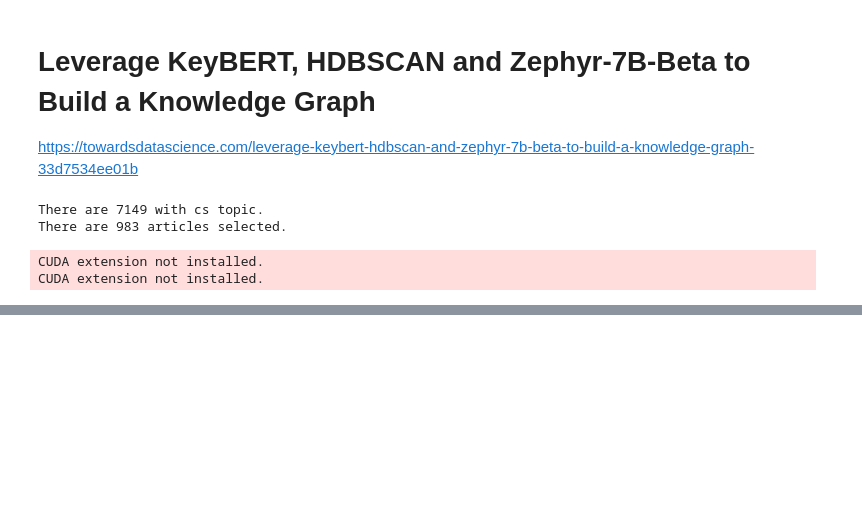
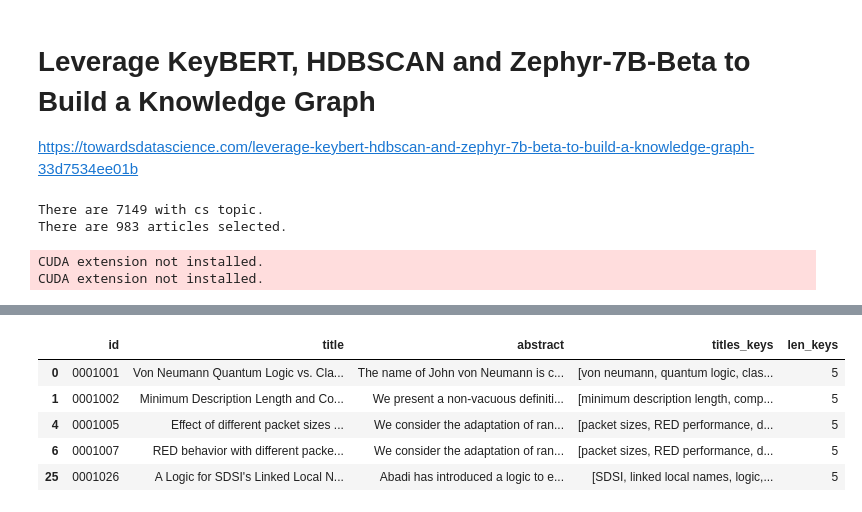
Before and after one commit to ehsantaati/knowledge_graphs, a Jupyter notebook: keybert_hdbscan_llm_KG.ipynb, the cells around one changed output, grey strips where cells are left out. Cells and saved outputs as stored; diff of their text form; code cells hidden in the pictures; blank space fills up the shorter version.

```diff
--- a/keybert_hdbscan_llm_KG.ipynb
+++ b/keybert_hdbscan_llm_KG.ipynb
@@ -16,3 +6,20 @@ from sentence_transformers import SentenceTransformer
+# %%
+import sys
+
+sys.path.append("utils")
+import textwrap
+
+import matplotlib.pyplot as plt
+import pandas as pd
+from keybert import KeyBERT, KeyLLM
+from keybert.llm import TextGeneration
+from sentence_transformers import SentenceTransformer
+from transformers import AutoModelForCausalLM, AutoTokenizer, pipeline
+
+from utils.arxiv_parser import *
+from utils.llm_utils import *
+
+pd.set_option('display.max_colwidth', 100)  # Set the maximum width to 100 for all columns
 # %%
 DATA_DIR = "data/"
 llm_path = "../../LLMs/text-generation-webui/models/TheBloke/zephyr-7B-beta-GPTQ/"
@@ -134,0 +159,10 @@ Setting `pad_token_id` to `eos_token_id`:2 for open-end generation.
+# %%
+df["len_keys"] = df["titles_keys"].apply(lambda x: len(x))
+df.head()
+# %% [output]
+|  | id | title | abstract | titles_keys | len_keys |
+| 0 | 0001001 | Von Neumann Quantum Logic vs. Cla... | The name of John von Neumann is c... | [von neumann, quantum logic, clas... | 5 |
+| 1 | 0001002 | Minimum Description Length and Co... | We present a non-vacuous definiti... | [minimum description length, comp... | 5 |
+| 4 | 0001005 | Effect of different packet sizes ... | We consider the adaptation of ran... | [packet sizes, RED performance, d... | 5 |
+| 6 | 0001007 | RED behavior with different packe... | We consider the adaptation of ran... | [packet sizes, RED performance, d... | 5 |
+| 25 | 0001026 | A Logic for SDSI's Linked Local N... | Abadi has introduced a logic to e... | [SDSI, linked local names, logic,... | 5 |
```
Also changed, not shown: parts of 9 cells of this notebook.
